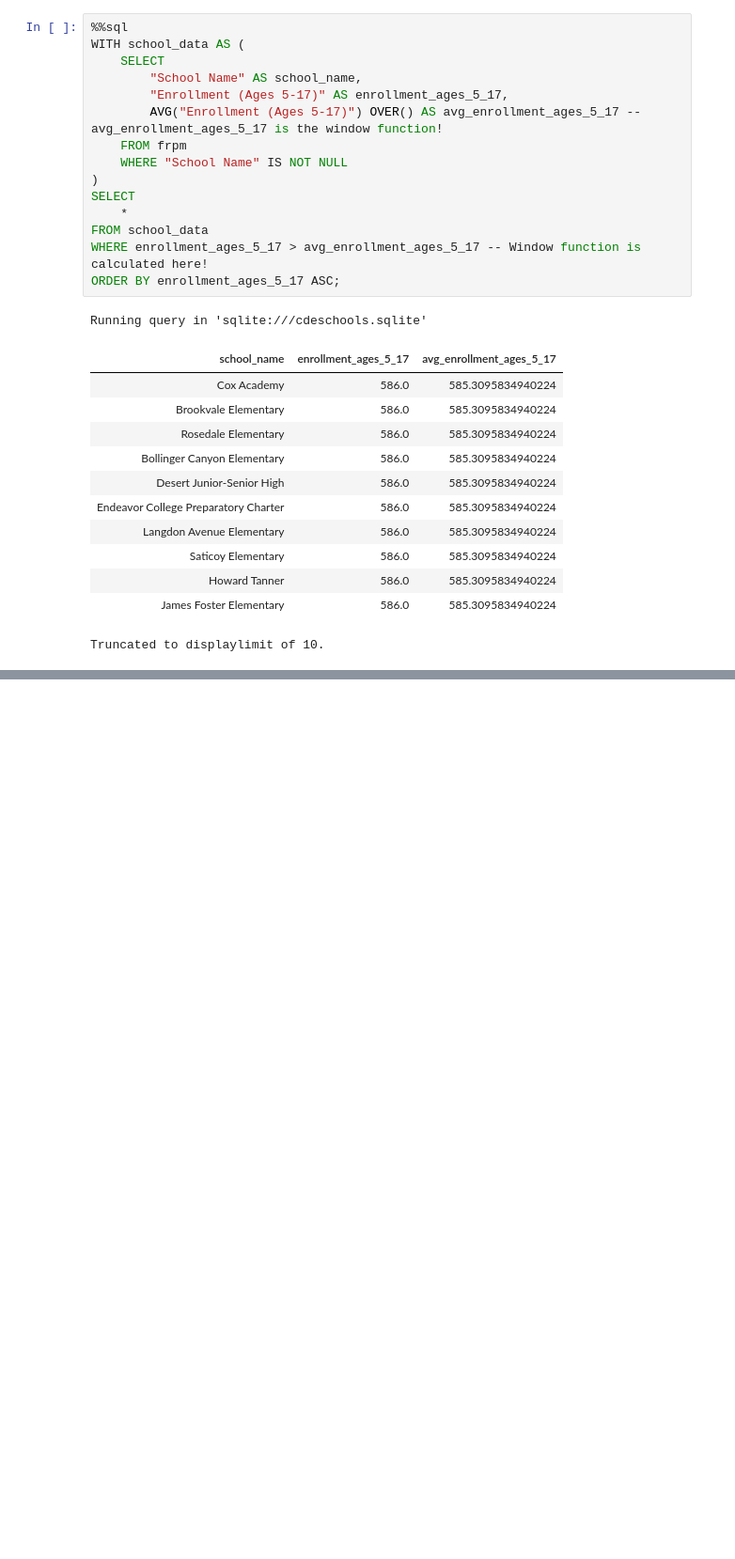
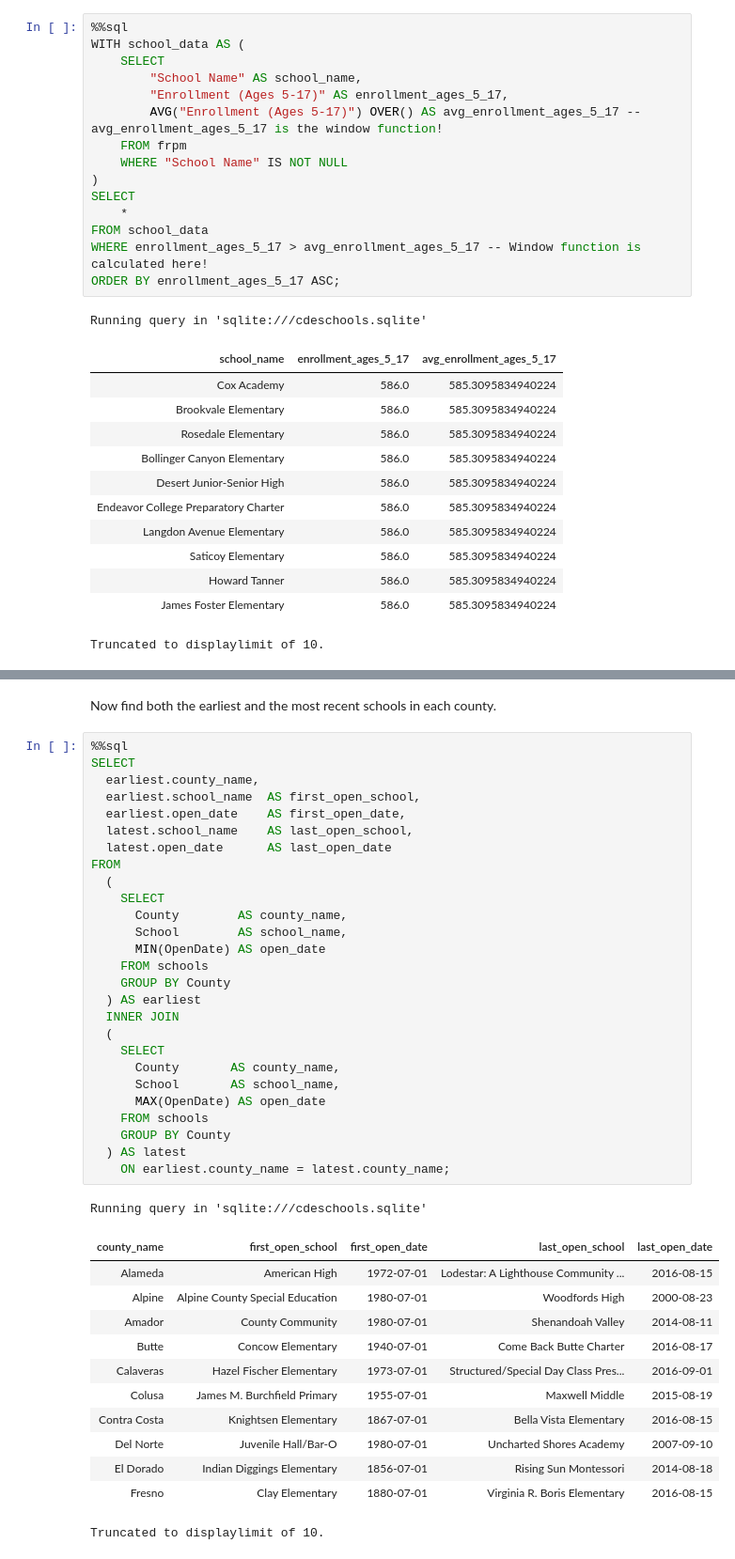
Before and after one commit to pedro-leitao/sql-practice, a Jupyter notebook: practice.ipynb, the cells around one changed output, grey strips where cells are left out. Shown at 94% size. Saved outputs shown, nothing was run; the diff lists cells and outputs as text; blank space fills up the shorter version.

```diff
--- a/practice.ipynb
+++ b/practice.ipynb
@@ -461,0 +787,43 @@ Truncated to displaylimit of 10.
+# %% [markdown]
+Now find both the earliest and the most recent schools in each county.
+# %%
+%%sql
+SELECT
+  earliest.county_name,
+  earliest.school_name  AS first_open_school,
+  earliest.open_date    AS first_open_date,
+  latest.school_name    AS last_open_school,
+  latest.open_date      AS last_open_date
+FROM
+  (
+    SELECT
+      County        AS county_name,
+      School        AS school_name,
+      MIN(OpenDate) AS open_date
+    FROM schools
+    GROUP BY County
+  ) AS earliest
+  INNER JOIN
+  (
+    SELECT
+      County       AS county_name,
+      School       AS school_name,
+      MAX(OpenDate) AS open_date
+    FROM schools
+    GROUP BY County
+  ) AS latest
+    ON earliest.county_name = latest.county_name;
+# %% [output]
+Running query in 'sqlite:///cdeschools.sqlite'
+| county_name | first_open_school | first_open_date | last_open_school | last_open_date |
+| Alameda | American High | 1972-07-01 | Lodestar: A Lighthouse Community ... | 2016-08-15 |
+| Alpine | Alpine County Special Education | 1980-07-01 | Woodfords High | 2000-08-23 |
+| Amador | County Community | 1980-07-01 | Shenandoah Valley | 2014-08-11 |
+| Butte | Concow Elementary | 1940-07-01 | Come Back Butte Charter | 2016-08-17 |
+| Calaveras | Hazel Fischer Elementary | 1973-07-01 | Structured/Special Day Class Pres... | 2016-09-01 |
+| Colusa | James M. Burchfield Primary | 1955-07-01 | Maxwell Middle | 2015-08-19 |
+| Contra Costa | Knightsen Elementary | 1867-07-01 | Bella Vista Elementary | 2016-08-15 |
+| Del Norte | Juvenile Hall/Bar-O | 1980-07-01 | Uncharted Shores Academy | 2007-09-10 |
+| El Dorado | Indian Diggings Elementary | 1856-07-01 | Rising Sun Montessori | 2014-08-18 |
+| Fresno | Clay Elementary | 1880-07-01 | Virginia R. Boris Elementary | 2016-08-15 |
+Truncated to displaylimit of 10.
```
Also changed, not shown: parts of 27 cells of this notebook.
